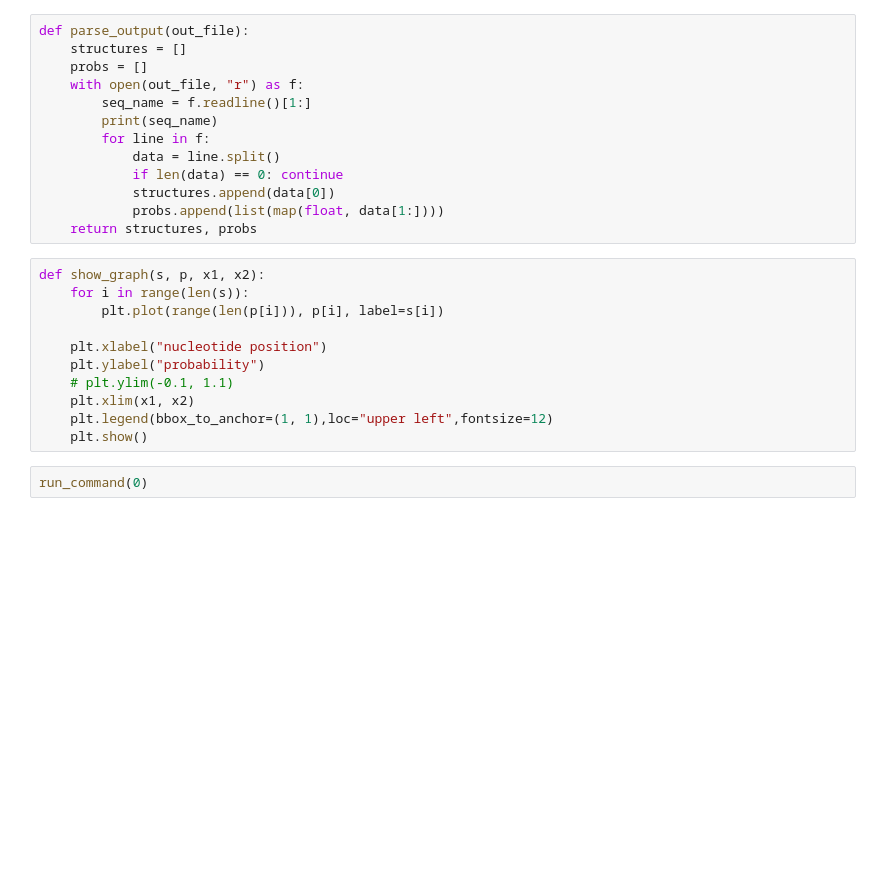
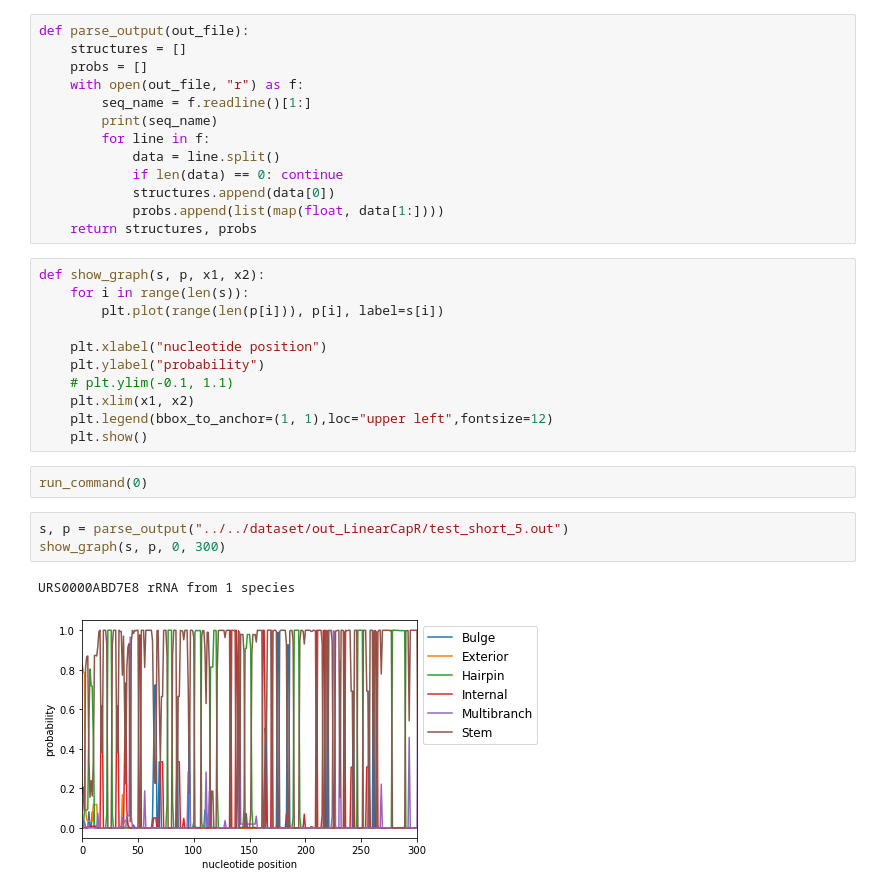
Before and after one commit to hoget157/LinearCapR, a Jupyter notebook: exp/graph.ipynb, the cells around one changed output. Saved outputs shown, nothing was run; the diff lists cells and outputs as text; blank space fills up the shorter version.

```diff
--- a/exp/graph.ipynb
+++ b/exp/graph.ipynb
@@ -40,3 +40,9 @@ def show_graph(s, p, x1, x2):
 	plt.show()
 # %%
 run_command(0)
+# %%
+s, p = parse_output("../../dataset/out_LinearCapR/test_short_5.out")
+show_graph(s, p, 0, 300)
+# %% [output]
+URS0000ABD7E8 rRNA from 1 species
+[figure, added]
```
Also changed, not shown: parts of 4 cells of this notebook, 1 other file.
